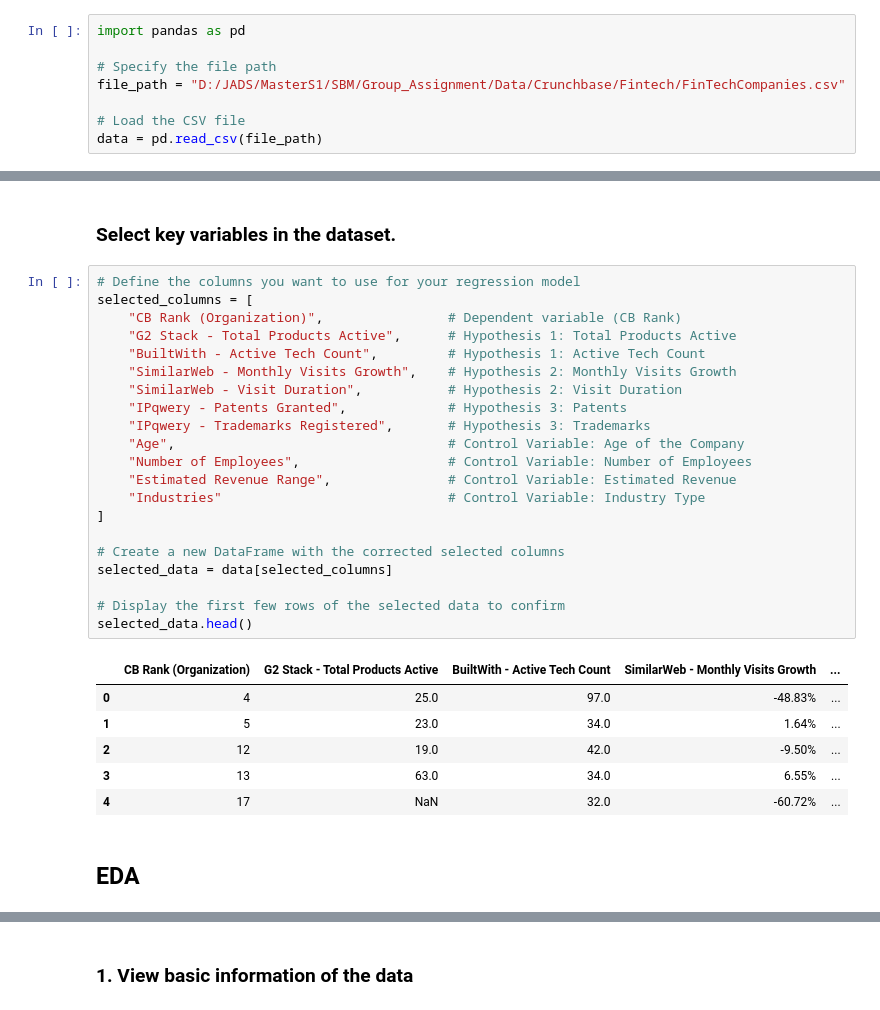
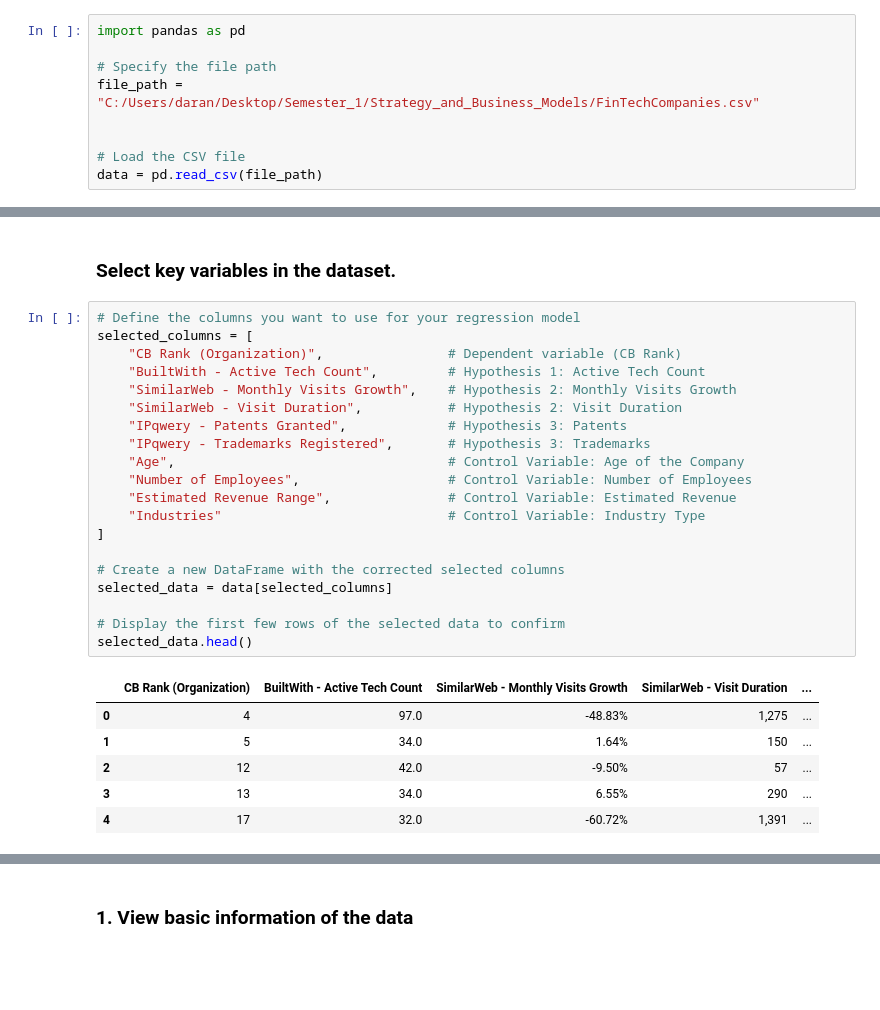
Before and after one commit to kimvkemenade/SBM_team16, a Jupyter notebook: Data_Reseach_Code.ipynb, the cells around one changed output, grey strips where cells are left out. Cells and saved outputs as stored; diff of their text form; blank space fills up the shorter version.

```diff
--- a/Data_Reseach_Code.ipynb
+++ b/Data_Reseach_Code.ipynb
@@ -48,7 +53,8 @@ The dataset used for this study includes a wide range of variables related to Fi
 import pandas as pd
 
 # Specify the file path
-file_path = "D:/JADS/MasterS1/SBM/Group_Assignment/Data/Crunchbase/Fintech/FinTechCompanies.csv"
+file_path = "C:/Users/daran/Desktop/Semester_1/Strategy_and_Business_Models/FinTechCompanies.csv"
+
 
 # Load the CSV file
 data = pd.read_csv(file_path)
@@ -80,30 +86,27 @@ Number of Exits (IPO)
 # %%
 # Define the columns you want to use for your regression model
 selected_columns = [
     "CB Rank (Organization)",                # Dependent variable (CB Rank)
-    "G2 Stack - Total Products Active",      # Hypothesis 1: Total Products Active
     "BuiltWith - Active Tech Count",         # Hypothesis 1: Active Tech Count
     "SimilarWeb - Monthly Visits Growth",    # Hypothesis 2: Monthly Visits Growth
     "SimilarWeb - Visit Duration",           # Hypothesis 2: Visit Duration
     "IPqwery - Patents Granted",             # Hypothesis 3: Patents
     "IPqwery - Trademarks Registered",       # Hypothesis 3: Trademarks
     "Age",                                   # Control Variable: Age of the Company
     "Number of Employees",                   # Control Variable: Number of Employees
     "Estimated Revenue Range",               # Control Variable: Estimated Revenue
     "Industries"                             # Control Variable: Industry Type
 ]
 
 # Create a new DataFrame with the corrected selected columns
 selected_data = data[selected_columns]
 
 # Display the first few rows of the selected data to confirm
 selected_data.head()
 # %% [output]
-|  | CB Rank (Organization) | G2 Stack - Total Products Active | BuiltWith - Active Tech Count | SimilarWeb - Monthly Visits Growth | ... |
-| 0 | 4 | 25.0 | 97.0 | -48.83% | ... |
-| 1 | 5 | 23.0 | 34.0 | 1.64% | ... |
-| 2 | 12 | 19.0 | 42.0 | -9.50% | ... |
-| 3 | 13 | 63.0 | 34.0 | 6.55% | ... |
-| 4 | 17 | NaN | 32.0 | -60.72% | ... |
+|  | CB Rank (Organization) | BuiltWith - Active Tech Count | SimilarWeb - Monthly Visits Growth | SimilarWeb - Visit Duration | ... |
+| 0 | 4 | 97.0 | -48.83% | 1,275 | ... |
+| 1 | 5 | 34.0 | 1.64% | 150 | ... |
+| 2 | 12 | 42.0 | -9.50% | 57 | ... |
+| 3 | 13 | 34.0 | 6.55% | 290 | ... |
+| 4 | 17 | 32.0 | -60.72% | 1,391 | ... |
-# %% [markdown]
-## EDA
```
Also changed, not shown: parts of 77 cells of this notebook.
